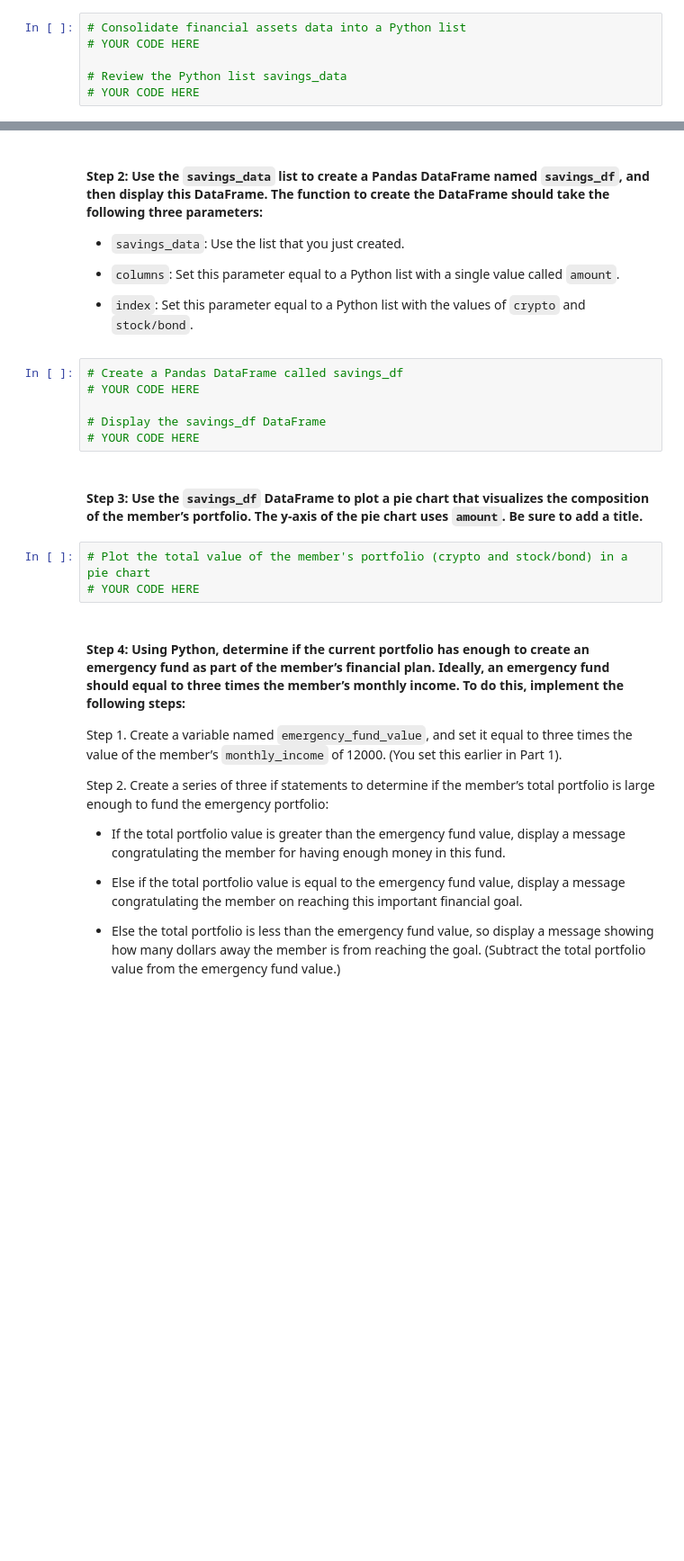
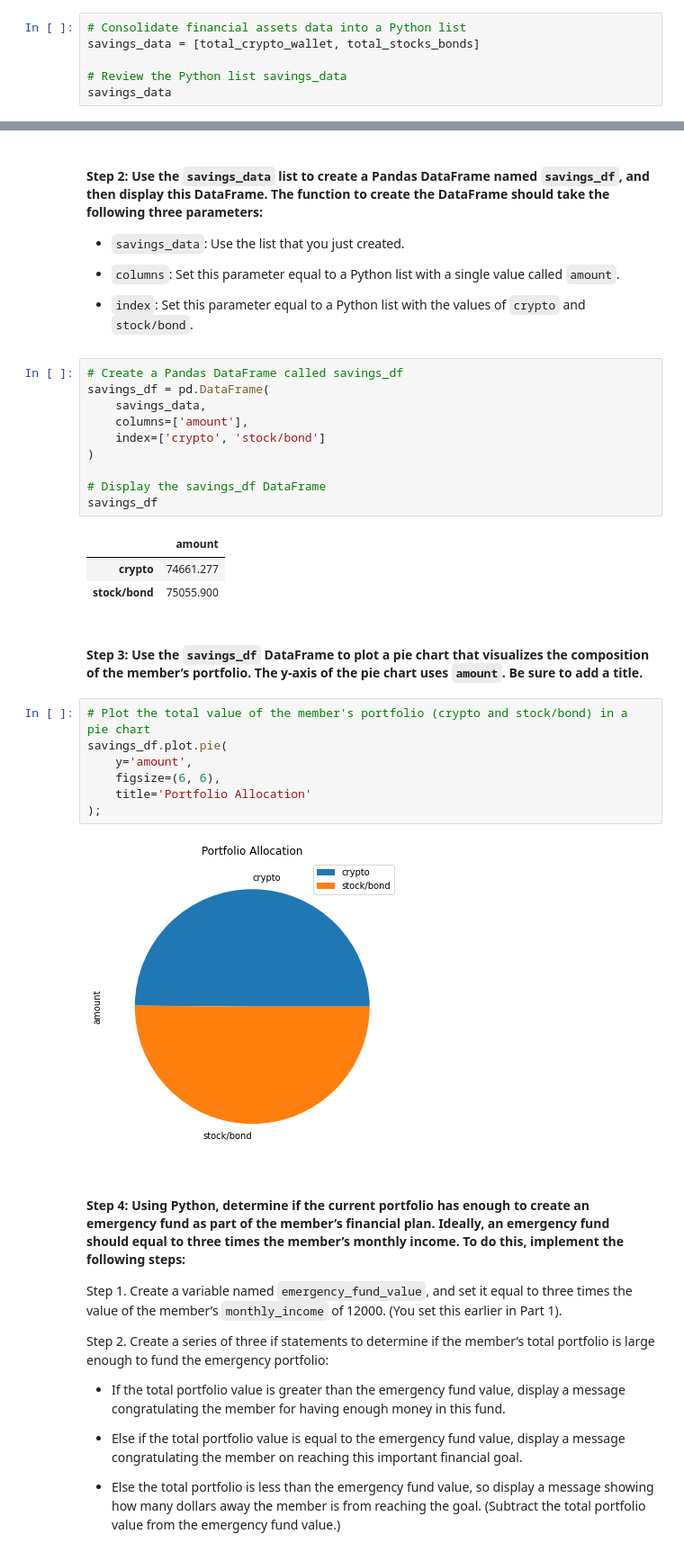
Before and after one commit to jmischung/Emergency-and-Retirement-Planning, a Jupyter notebook: financial_planning_tools.ipynb, the cells around one changed output, grey strips where cells are left out. Shown at 90% size. Drawn from its saved outputs; the diff is of its cells as text; blank space fills up the shorter version.

```diff
--- a/financial_planning_tools.ipynb
+++ b/financial_planning_tools.ipynb
@@ -326,7 +326,7 @@ In this section, you’ll use the valuations for the cryptocurrency wallet and f
 #### Step 1: Create a Python list named `savings_data` that has two elements. The first element contains the total value of the cryptocurrency wallet. The second element contains the total value of the stock and bond portions of the portfolio.
 # %%
 # Consolidate financial assets data into a Python list
-# YOUR CODE HERE
+savings_data = [total_crypto_wallet, total_stocks_bonds]
 
 # Review the Python list savings_data
-# YOUR CODE HERE
+savings_data
@@ -340,15 +342,29 @@ In this section, you’ll use the valuations for the cryptocurrency wallet and f
 - `index`: Set this parameter equal to a Python list with the values of `crypto` and `stock/bond`.
 # %%
 # Create a Pandas DataFrame called savings_df
-# YOUR CODE HERE
+savings_df = pd.DataFrame(
+    savings_data,
+    columns=['amount'],
+    index=['crypto', 'stock/bond']
+)
 
 # Display the savings_df DataFrame
-# YOUR CODE HERE
+savings_df
+# %% [output]
+|  | amount |
+| crypto | 74661.277 |
+| stock/bond | 75055.900 |
 # %% [markdown]
 #### Step 3: Use the `savings_df` DataFrame to plot a pie chart that visualizes the composition of the member’s portfolio. The y-axis of the pie chart uses `amount`. Be sure to add a title.
 # %%
 # Plot the total value of the member's portfolio (crypto and stock/bond) in a pie chart
-# YOUR CODE HERE
+savings_df.plot.pie(
+    y='amount',
+    figsize=(6, 6),
+    title='Portfolio Allocation'
+);
+# %% [output]
+[figure, added]
 # %% [markdown]
 #### Step 4: Using Python, determine if the current portfolio has enough to create an emergency fund as part of the member’s financial plan. Ideally, an emergency fund should equal to three times the member’s monthly income. To do this, implement the following steps:
 
```
Also changed, not shown: parts of 4 cells of this notebook.
